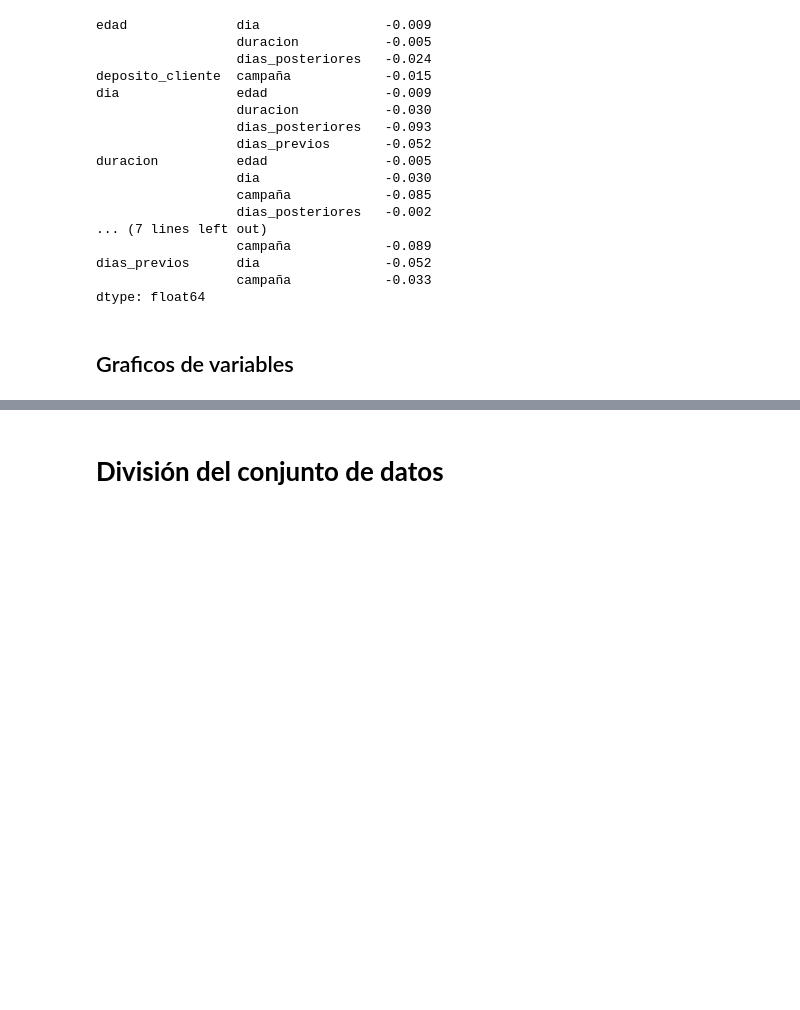
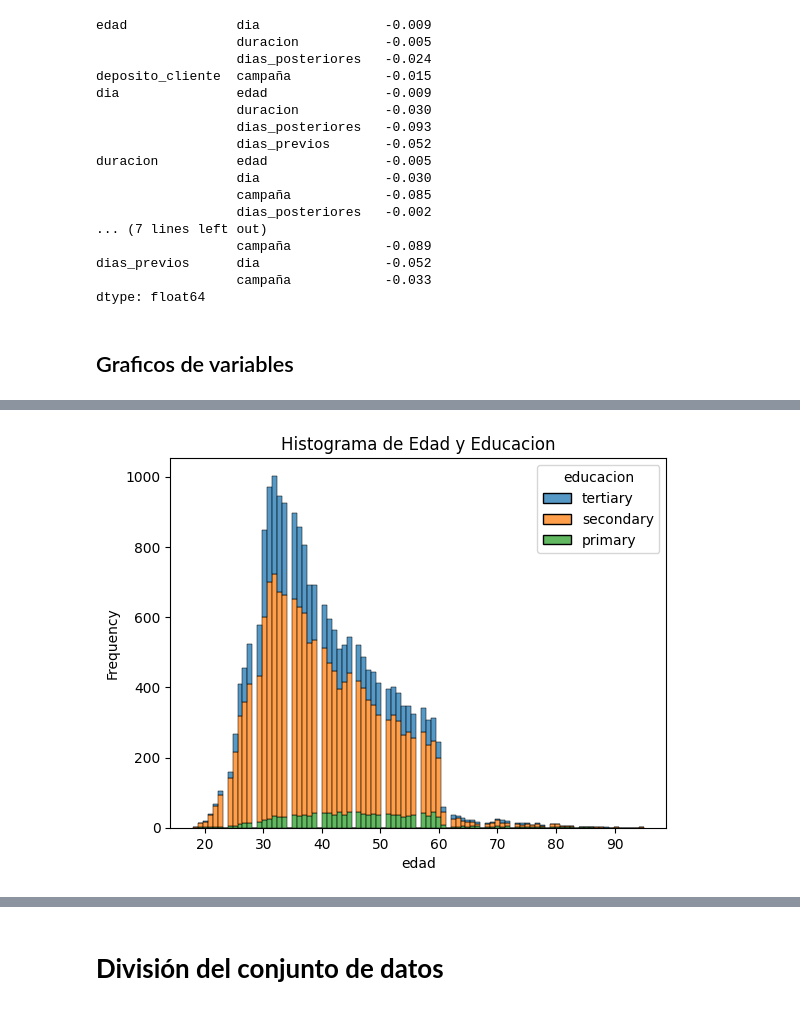
Before and after one commit to Marcelooyola/UDAMod5, a Jupyter notebook: trabajo_final.ipynb, the cells around one changed output, grey strips where cells are left out. Saved outputs shown, nothing was run; the diff lists cells and outputs as text; code cells hidden in the pictures; blank space fills up the shorter version.

```diff
--- a/trabajo_final.ipynb
+++ b/trabajo_final.ipynb
@@ -403,0 +420,13 @@ dtype: float64
+# %%
+sns.histplot(
+    data = analisis,
+    x = 'edad',
+    stat = 'frequency',
+    shrink = 1,
+    hue = 'educacion',
+    multiple = 'stack'
+)
+plt.title('Histograma de Edad y Educacion')
+plt.show()
+# %% [output]
+[figure, added]
```
Also changed, not shown: parts of 10 cells of this notebook.
